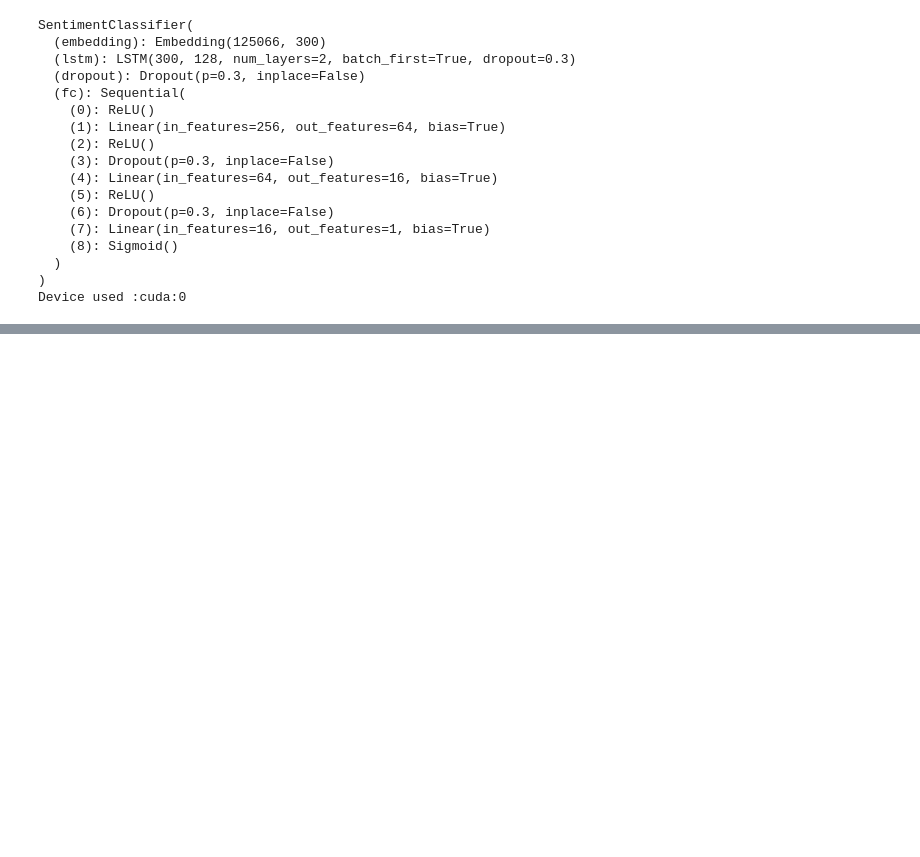
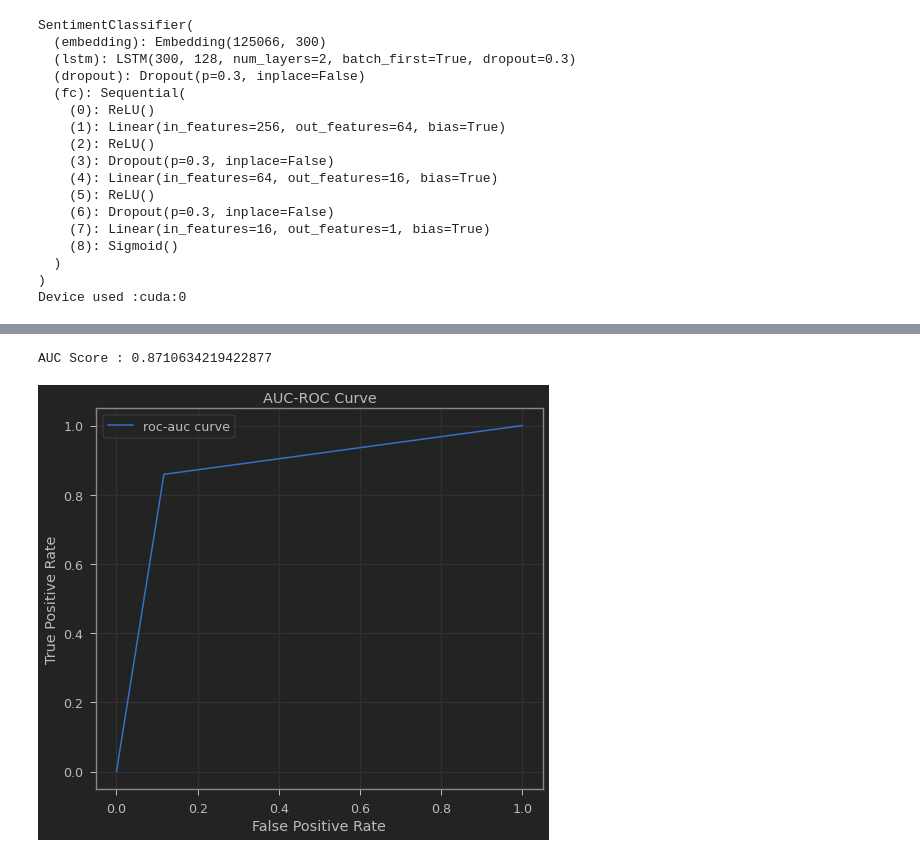
Before and after one commit to lucifermorningstar1305/nlp, a Jupyter notebook: 07_Sentiment_Classification_using_LSTM.ipynb, the cells around one changed output, grey strips where cells are left out. Drawn from its saved outputs; the diff is of its cells as text; code cells hidden in the pictures; blank space fills up the shorter version.

```diff
--- a/07_Sentiment_Classification_using_LSTM.ipynb
+++ b/07_Sentiment_Classification_using_LSTM.ipynb
@@ -509,6 +508,7 @@ def test_set_grader(mymodel, criterion, test_iter):
     test_loss = []
     test_acc = []
     mymodel.eval()
+    y_pred = []
     for inputs, targets in tqdm(test_iter):
 
         inputs, targets = inputs.to(device), targets.to(device)
@@ -519,13 +519,15 @@ def test_set_grader(mymodel, criterion, test_iter):
 
         predictions = np.round(outputs.cpu().detach().numpy())
         acc = np.mean(targets.cpu().detach().numpy() == predictions)
+        y_pred.extend(predictions.reshape(-1, ))
 
         test_loss.append(loss.item())
         test_acc.append(acc)
 
     print(f"Test Loss : {np.mean(test_loss)} | Test Acc : {np.mean(test_acc)}")
+    return y_pred
 # %%
 torch.cuda.empty_cache()
 # %%
-test_set_grader(model, criterion, test_iter)
+y_pred = test_set_grader(model, criterion, test_iter)
 # %% [output]
@@ -533,3 +555,18 @@ Test Loss : 0.33868546957522633 | Test Acc : 0.8636
+# %%
+fpr, tpr, threshold = roc_curve(y_test, y_pred)
+AUC = roc_auc_score(y_test, y_pred)
+print(f"AUC Score : {AUC}")
+# %% [output]
+AUC Score : 0.8710634219422877
+# %%
+plt.title("AUC-ROC Curve")
+plt.plot(fpr, tpr, label="roc-auc curve")
+plt.xlabel("False Positive Rate")
+plt.ylabel("True Positive Rate")
+plt.legend()
+plt.show()
+# %% [output]
+[figure, added]
 # %%
 torch.save({"model":model.state_dict(),
             "optimizer":optimizer.state_dict()}, "/content/drive/My Drive/lstm_model.pt")
```
Also changed, not shown: parts of 12 cells of this notebook.
